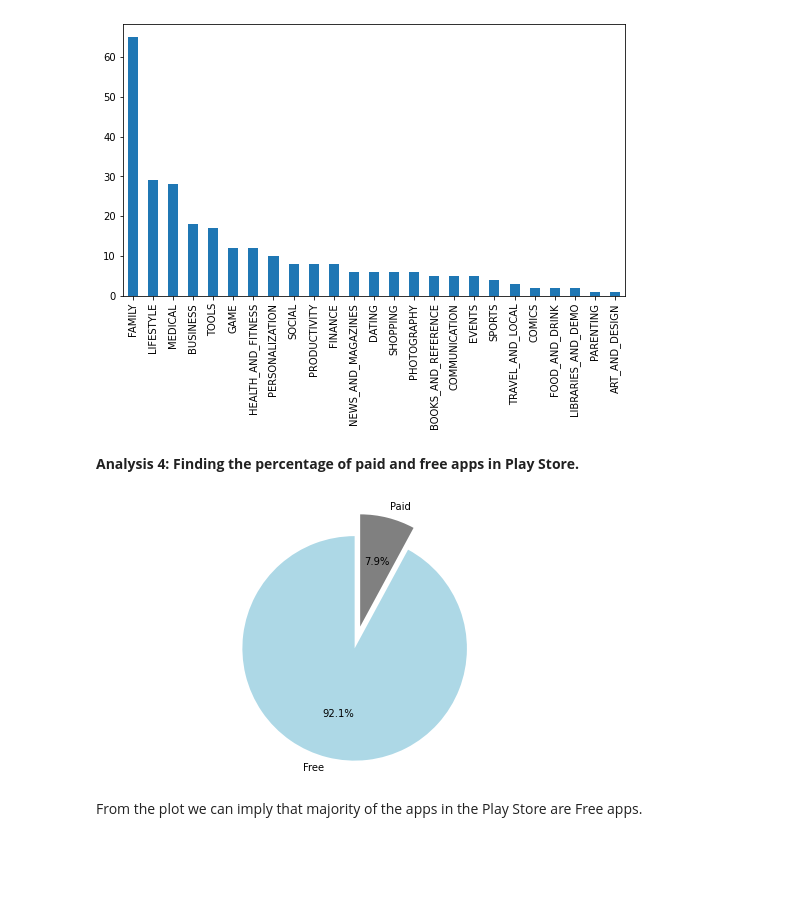
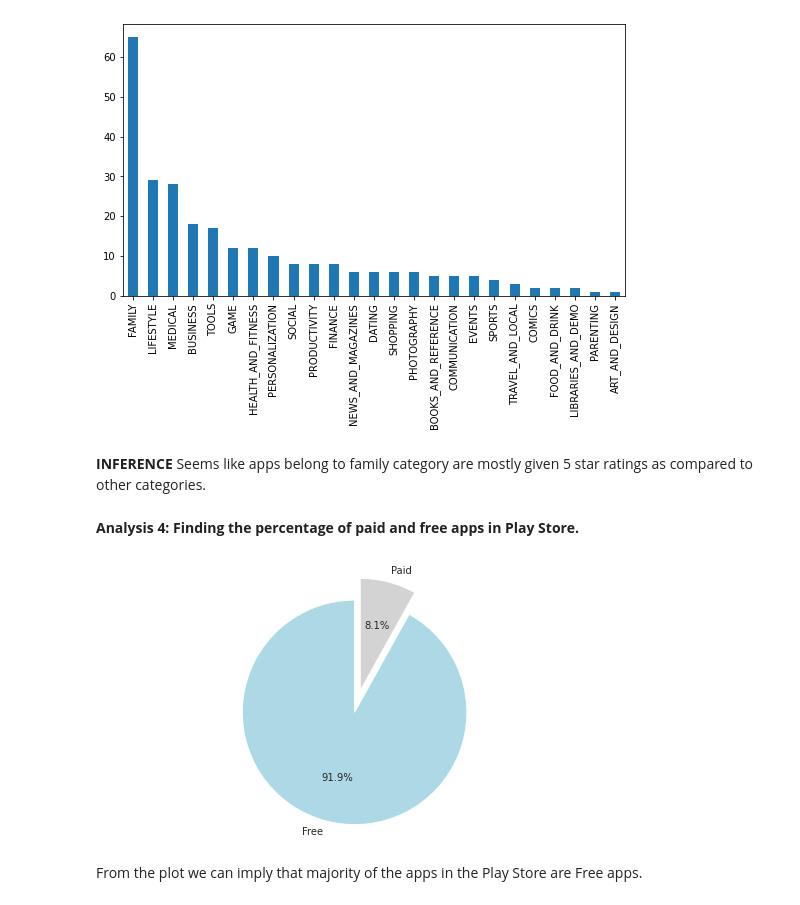
Before and after one commit to Bivek-basu/Play-Store-App-Review-Analysis, a Jupyter notebook: Play_Store_App_Review_Analysis_Individual.ipynb, the cells around one changed output. Saved outputs shown, nothing was run; the diff lists cells and outputs as text; code cells hidden in the pictures; blank space fills up the shorter version.

```diff
--- a/Play_Store_App_Review_Analysis_Individual.ipynb
+++ b/Play_Store_App_Review_Analysis_Individual.ipynb
@@ -242,0 +269,11 @@ memory usage: 999.1+ KB
+# %%
+# grouping the data starting with App and Reviews
+store_df = store_df.groupby(['App', 'Reviews', 'Category', 'Rating', 'Size', 'Installs', 'Type', 'Price', 'Content Rating', 'Genres',
+                           'Last Updated', 'Current Ver', 'Android Ver'], as_index=False)
+# reassign Installs values with their mean
+store_df = store_df['Installs'].mean()
+# sort the dataframe by Reviews descendingly
+store_df.sort_values(by='Reviews', ascending=False, inplace=True)
+# drop duplicate rows based on App
+store_df.drop_duplicates(subset=['App'], inplace=True)
+store_df
@@ -331,22 +398,25 @@ graph_data.plot(kind='bar')
 # %% [output]
 <matplotlib.axes._subplots.AxesSubplot at 0x...>
 [figure]
+# %% [markdown]
+**INFERENCE**
+Seems like apps belong to family category are mostly given 5 star ratings as compared to other categories.
 # %% [markdown]
 <b> Analysis 4: Finding the percentage of paid and free apps in Play Store.
 # %%
 # plot a pie chart
 labels = store_df.Type.unique() #set labels
 sizes = [len(store_df[store_df.Type == "Free"]), len(store_df[store_df.Type == "Paid"])] #count the number of free and paid apps
 explode = (0, 0.2) #emphasize "Paid" apps
 
 fig1, ax1 = plt.subplots()
 ax1.pie(sizes, explode=explode, labels=labels, autopct='%1.1f%%',
-        startangle=90, colors=["lightblue","grey"]) #plot pie chart
+        startangle=90, colors=["lightblue","lightgrey"]) #plot pie chart
 ax1.axis('equal')  # Equal aspect ratio ensures that pie is drawn as a circle.
 
 plt.show() #render plot
 # %% [output]
-[figure, old version]
+[figure, new version]
 # %% [markdown]
 From the plot we can imply that majority of the apps in the Play Store are Free apps.
 # %% [markdown]
```
Also changed, not shown: parts of 31 cells of this notebook.
